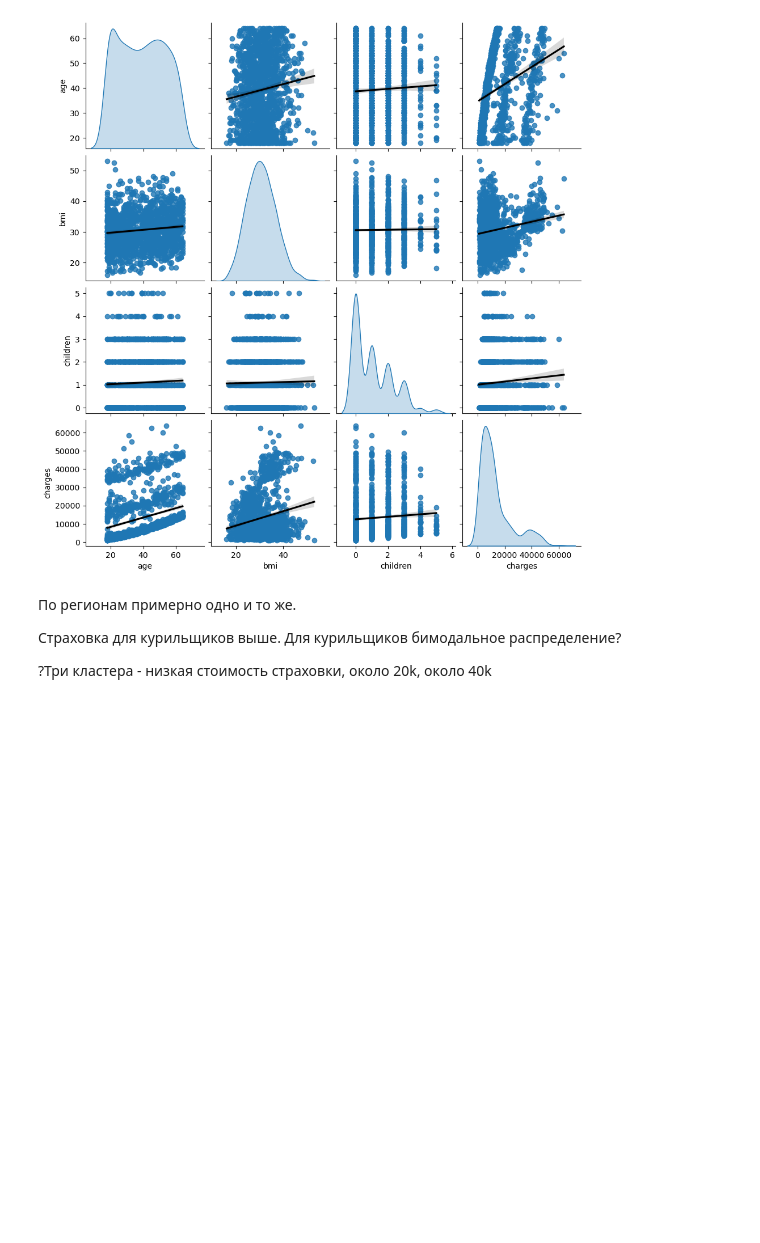
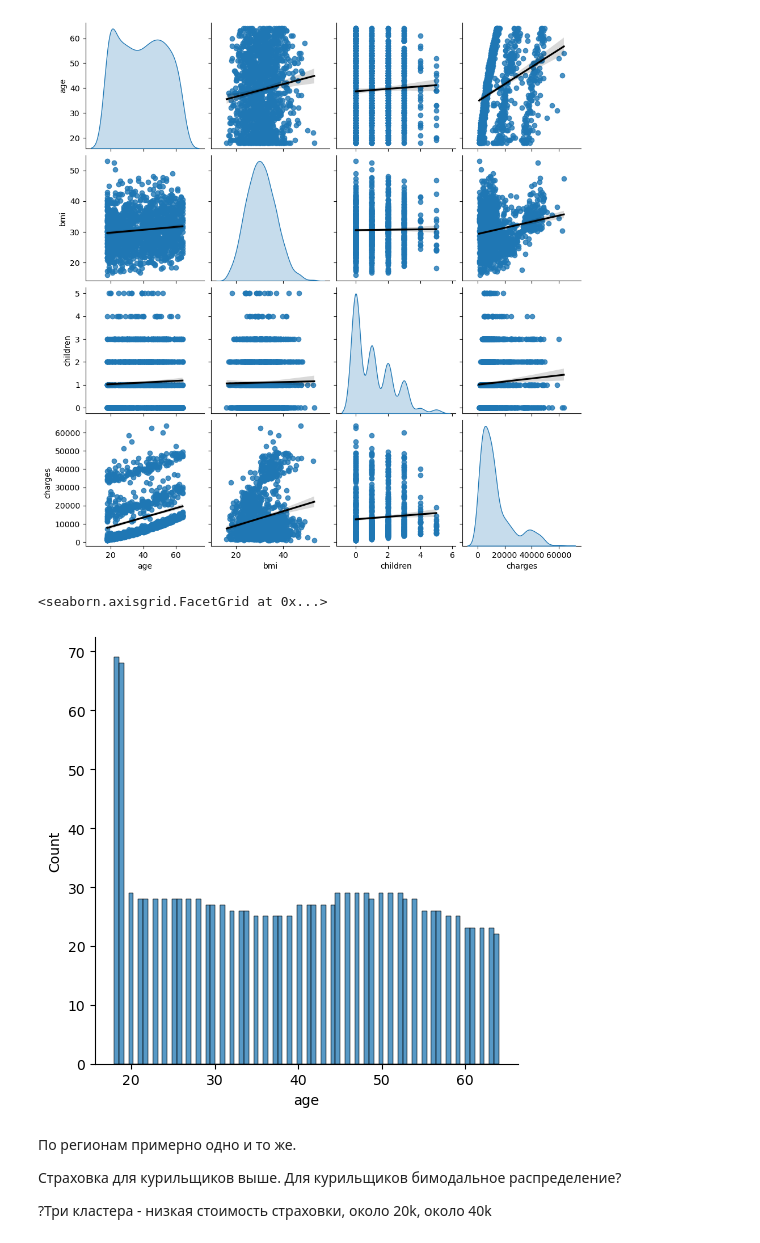
Before and after one commit to crabron/BI_kaggle, a Jupyter notebook: insurance.ipynb, the cells around one changed output. Drawn from its saved outputs; the diff is of its cells as text; code cells hidden in the pictures; blank space fills up the shorter version.

```diff
--- a/insurance.ipynb
+++ b/insurance.ipynb
@@ -120,6 +120,11 @@ sns.pairplot(df, kind='reg', diag_kind='kde', plot_kws= {'line_kws': {'color':'b
 # %% [output]
 <seaborn.axisgrid.PairGrid at 0x...>
 [figure]
+# %%
+sns.displot(df, x="age", bins = 80)
+# %% [output]
+<seaborn.axisgrid.FacetGrid at 0x...>
+[figure, added]
 # %% [markdown]
 По регионам примерно одно и то же.
 
```
Also changed, not shown: parts of 6 cells of this notebook.
